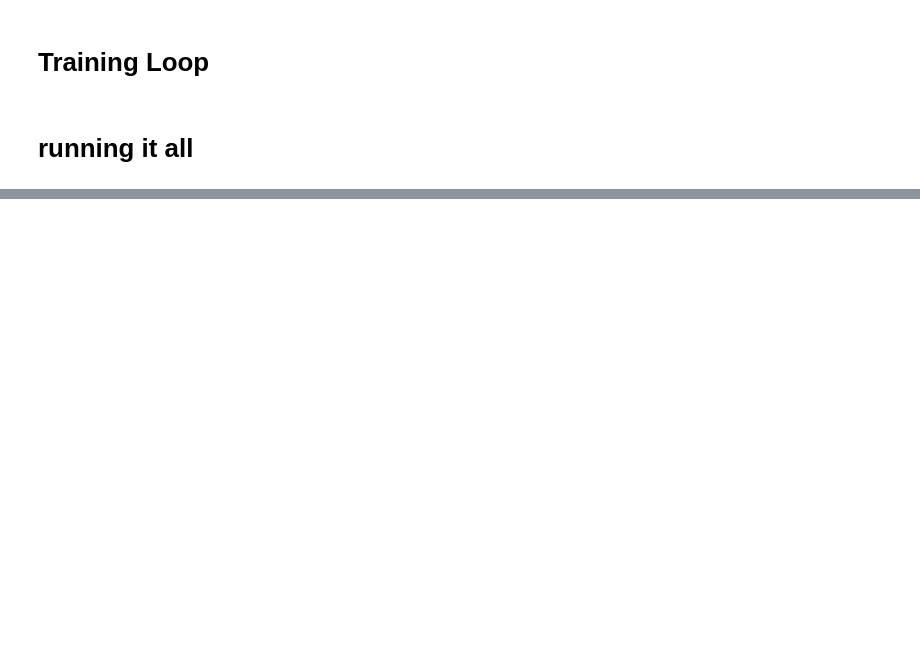
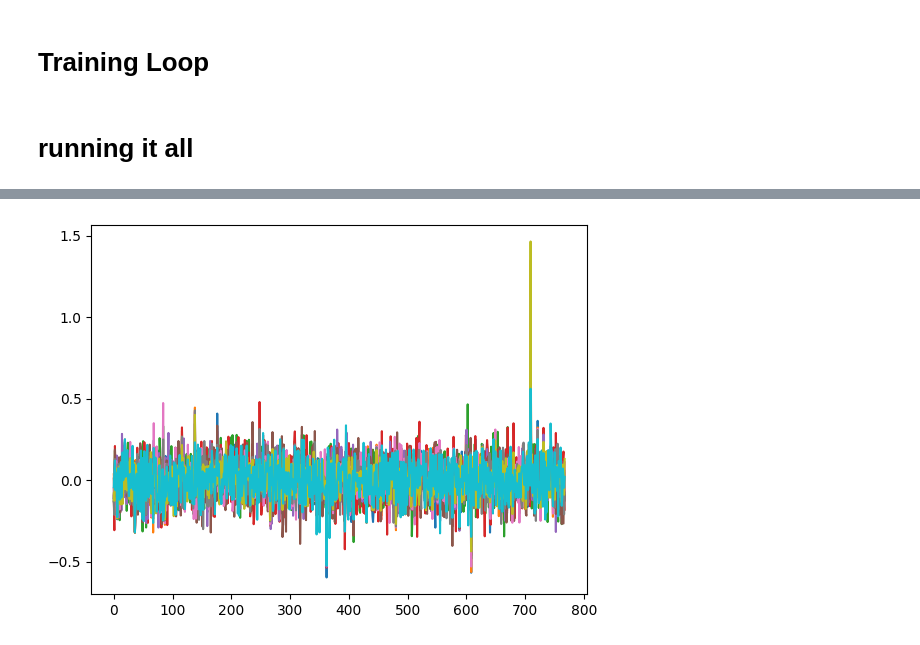
Before and after one commit to mines-opt-ml/decoding-gpt, a Jupyter notebook: notebooks/transformers.ipynb, the cells around one changed output, grey strips where cells are left out. Drawn from its saved outputs; the diff is of its cells as text; code cells hidden in the pictures; blank space fills up the shorter version.

```diff
--- a/notebooks/transformers.ipynb
+++ b/notebooks/transformers.ipynb
@@ -791,0 +734,5 @@ plt.imshow(GPT2.transformer.wpe.weight.detach().cpu().numpy())
+# %%
+for i in range(10):
+	plt.plot(GPT2.W_E_pos.detach().cpu().numpy()[i])
+# %% [output]
+[figure, added]
```
Also changed, not shown: parts of 17 cells of this notebook, 2 other files.
